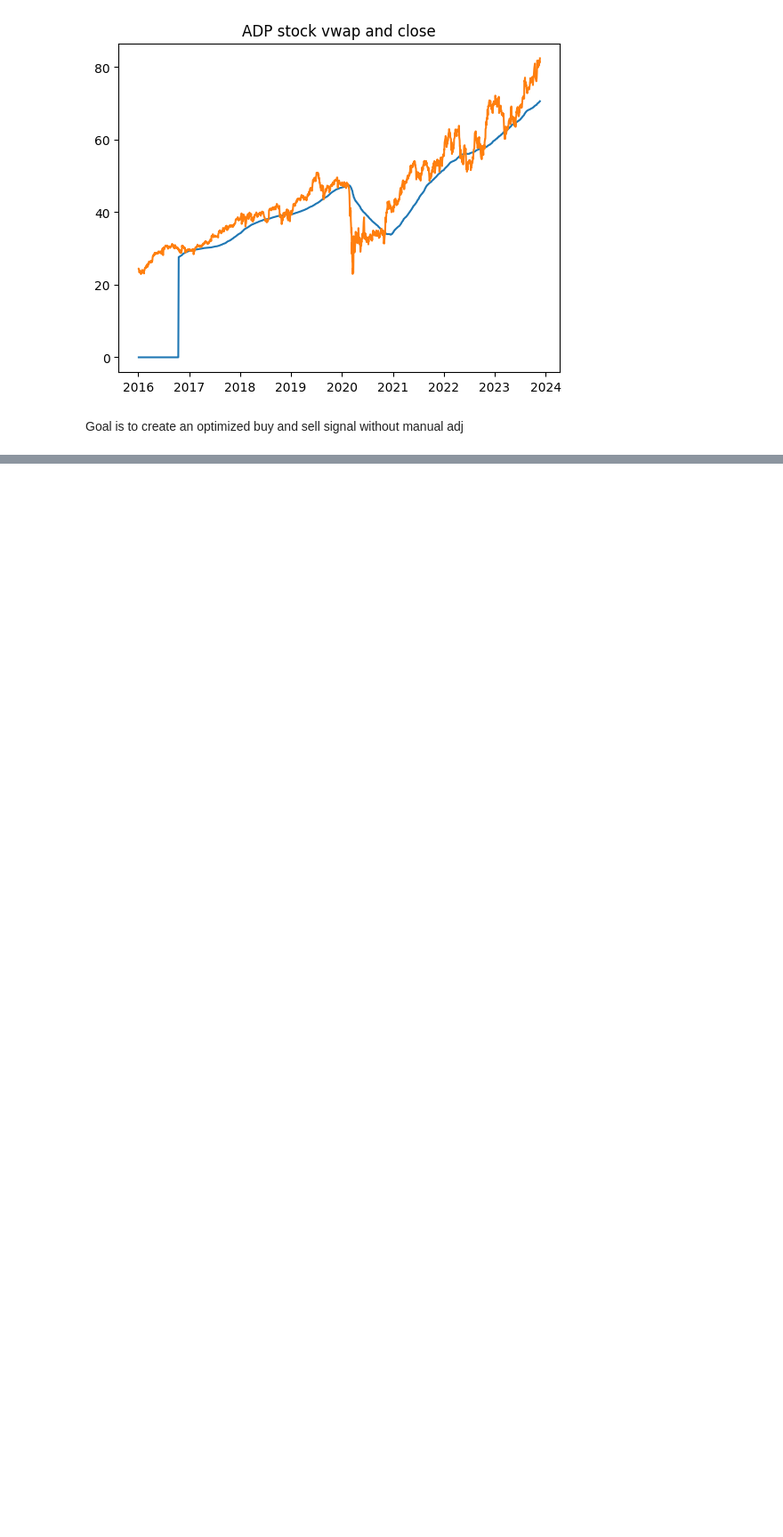
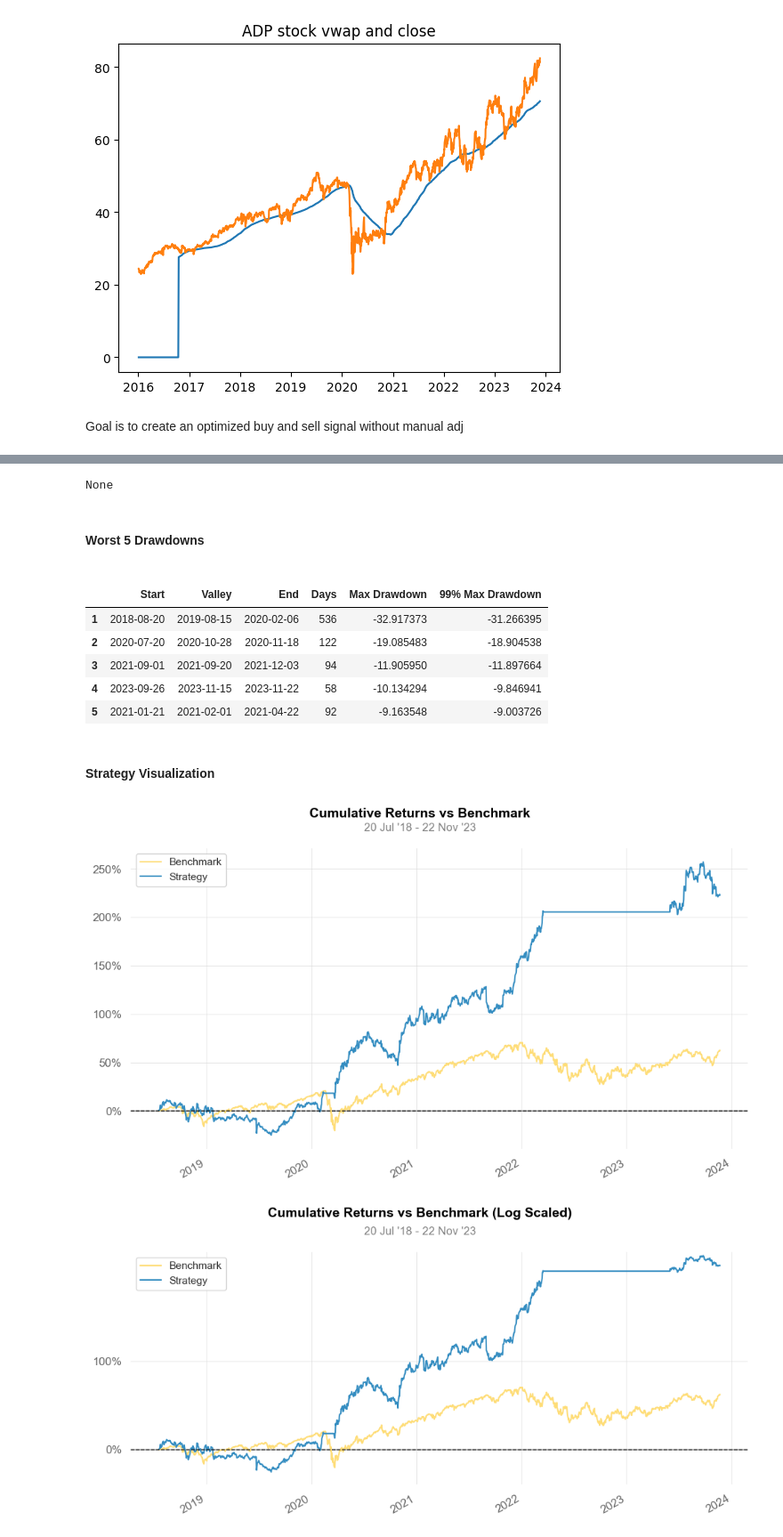
Before and after one commit to 1leolem1/Algo-Trading-lib, a Jupyter notebook: vwap_test.ipynb, the cells around one changed output, grey strips where cells are left out. Shown at 89% size. Saved outputs shown, nothing was run; the diff lists cells and outputs as text; code cells hidden in the pictures; blank space fills up the shorter version.

```diff
--- a/vwap_test.ipynb
+++ b/vwap_test.ipynb
@@ -312,27 +316,6 @@ illustration_optimize_buy_sell_signal(df=dict_tickers[tickers[i]], b_0=b, s_0=s,
 # %%
-# set division
-from scipy.optimize import differential_evolution
-import warnings
-warnings.filterwarnings("ignore")
 
-
-
-
-i=14
-df = dict_tickers[tickers[i]]
-
-method = "SLSQP"
-maxiter = 10000
-
-train_end = int(len(df)*0.8)
-df_train = df[:train_end]
-
-initial_guess = [0.1, 0.15] # b_0, s_0
-
-# optimize buy and sell signal
-# r = minimize(utility_function, initial_guess, args=df_train, method=method, options={'maxiter': maxiter})
-
-r = differential_evolution(utility_function, bounds=[(0, 1), (0, 1)], args=df_train)
-
-print(r)
+portfolio.index = portfolio.index.tz_localize(None)
+portfolio["returns"] = portfolio["total"].pct_change().fillna(0)
+qs.reports.full(portfolio["returns"], benchmark="SPY", rf=0.04, figsize=(10, 6))
 # %% [output]
@@ -339,0 +341,11 @@ RuntimeError: The map-like callable must be of the form f(func, iterable), retur
+None
+Worst 5 Drawdowns
+|  | Start | Valley | End | Days | Max Drawdown | 99% Max Drawdown |
+| 1 | 2018-08-20 | 2019-08-15 | 2020-02-06 | 536 | -32.917373 | -31.266395 |
+| 2 | 2020-07-20 | 2020-10-28 | 2020-11-18 | 122 | -19.085483 | -18.904538 |
+| 3 | 2021-09-01 | 2021-09-20 | 2021-12-03 | 94 | -11.905950 | -11.897664 |
+| 4 | 2023-09-26 | 2023-11-15 | 2023-11-22 | 58 | -10.134294 | -9.846941 |
+| 5 | 2021-01-21 | 2021-02-01 | 2021-04-22 | 92 | -9.163548 | -9.003726 |
+Strategy Visualization
+[figure, added]
+[figure, added]
```
Also changed, not shown: parts of 4 cells of this notebook, 4 other files.
